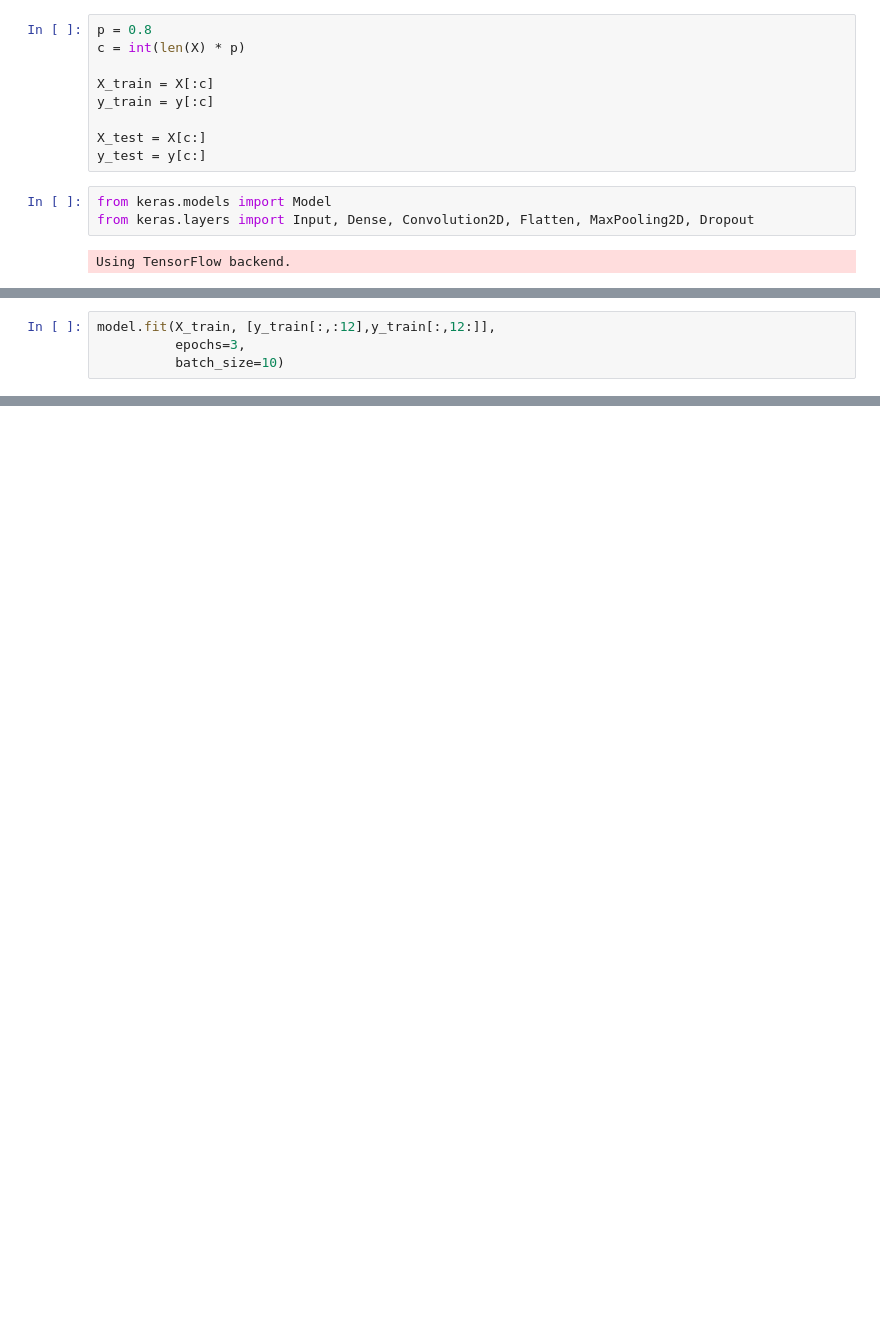
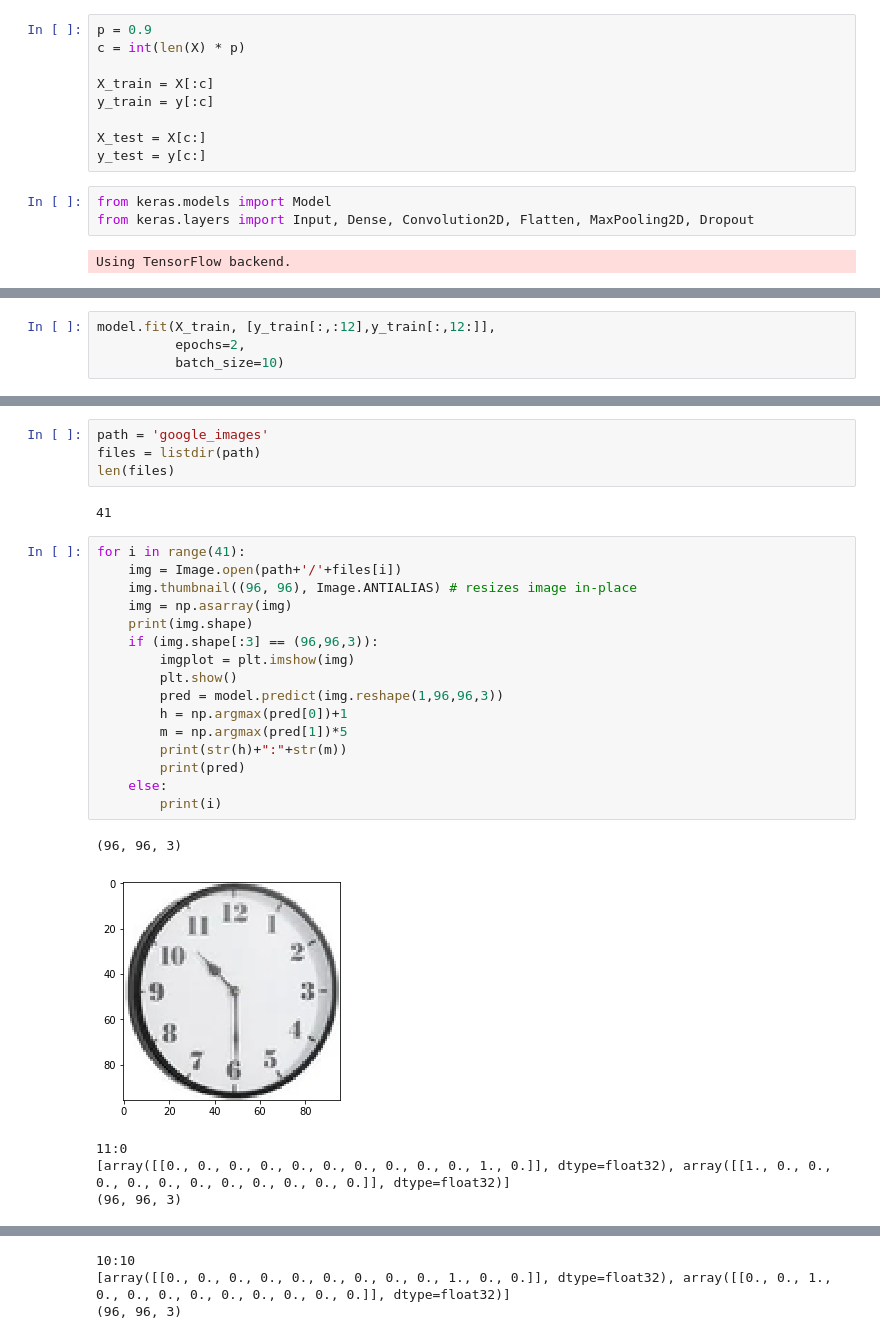
Before and after one commit to ralhadeff/analogue-clock-reader, a Jupyter notebook: w_numbers/reader-w-numbers.ipynb, the cells around one changed output, grey strips where cells are left out. Cells and saved outputs as stored; diff of their text form; blank space fills up the shorter version.

```diff
--- a/w_numbers/reader-w-numbers.ipynb
+++ b/w_numbers/reader-w-numbers.ipynb
@@ -58,5 +60,5 @@ plt.show()
 # %%
-p = 0.8
+p = 0.9
 c = int(len(X) * p)
 
 X_train = X[:c]
@@ -87,5 +94,5 @@ model.save('200319_3.h5')
 # %%
 model.fit(X_train, [y_train[:,:12],y_train[:,12:]],
-          epochs=3,
+          epochs=2,
           batch_size=10)
 # %% [output]
@@ -152,0 +117,28 @@ array([[[0. , 0. , 0. , 0. , 0. , 0. , 0. , 0. , 0. , 1. , 0. , 0. ]],
+# %%
+path = 'google_images'
+files = listdir(path)
+len(files)
+# %% [output]
+41
+# %%
+for i in range(41):
+    img = Image.open(path+'/'+files[i])
+    img.thumbnail((96, 96), Image.ANTIALIAS) # resizes image in-place
+    img = np.asarray(img)
+    print(img.shape)
+    if (img.shape[:3] == (96,96,3)):
+        imgplot = plt.imshow(img)
+        plt.show()
+        pred = model.predict(img.reshape(1,96,96,3))
+        h = np.argmax(pred[0])+1
+        m = np.argmax(pred[1])*5
+        print(str(h)+":"+str(m))
+        print(pred)
+    else:
+        print(i)
+# %% [output]
+(96, 96, 3)
+[figure, added]
+11:0
+[array([[0., 0., 0., 0., 0., 0., 0., 0., 0., 0., 1., 0.]], dtype=float32), array([[1., 0., 0., 0., 0., 0., 0., 0., 0., 0., 0., 0.]], dtype=float32)]
+(96, 96, 3)
@@ -152,0 +146,3 @@ array([[[0. , 0. , 0. , 0. , 0. , 0. , 0. , 0. , 0. , 1. , 0. , 0. ]],
+10:10
+[array([[0., 0., 0., 0., 0., 0., 0., 0., 0., 1., 0., 0.]], dtype=float32), array([[0., 0., 1., 0., 0., 0., 0., 0., 0., 0., 0., 0.]], dtype=float32)]
+(96, 96, 3)
```
Also changed, not shown: parts of 13 cells of this notebook.
